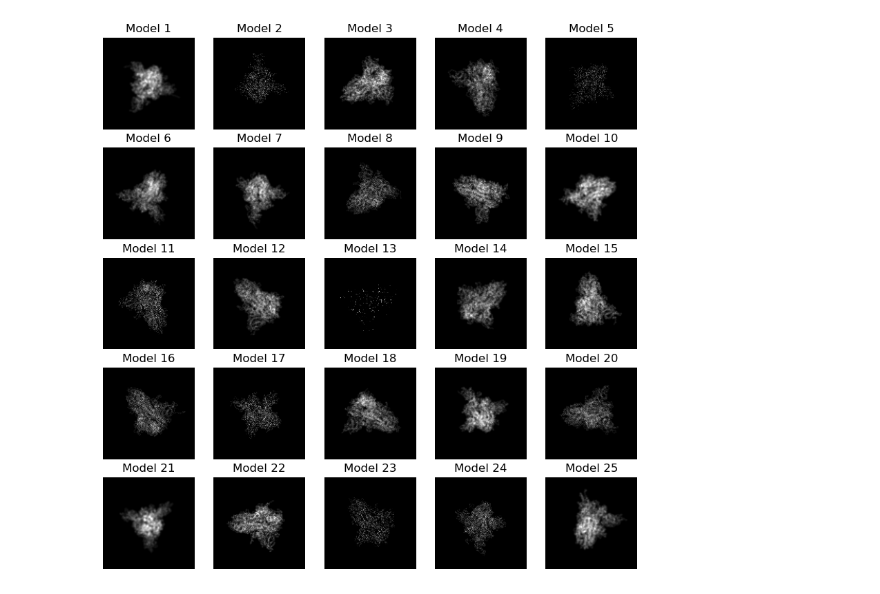
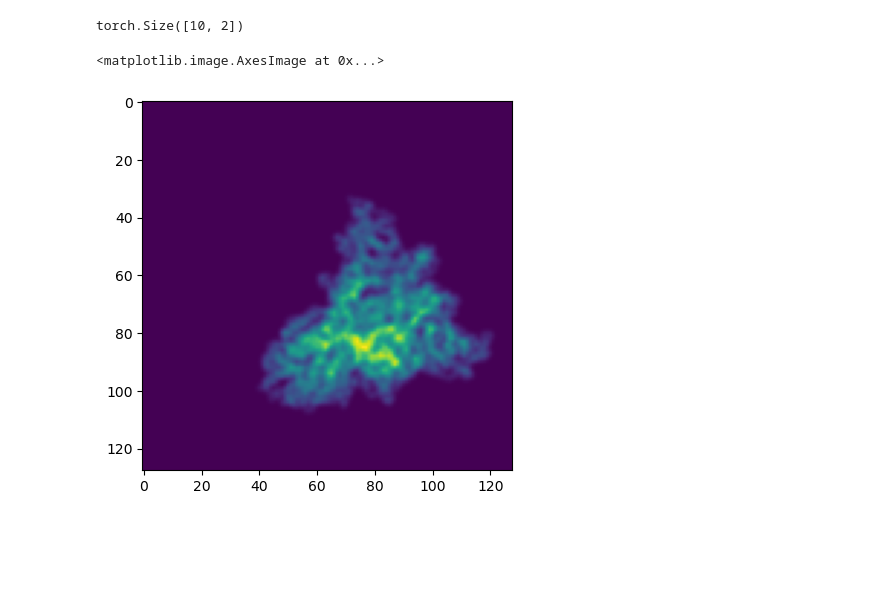
Before and after one commit to flatironinstitute/cryoSBI, a Jupyter notebook: notebooks/Untitled.ipynb, the cells around one changed output. Drawn from its saved outputs; the diff is of its cells as text; code cells hidden in the pictures; blank space fills up the shorter version.

```diff
--- a/notebooks/Untitled.ipynb
+++ b/notebooks/Untitled.ipynb
@@ -92,7 +44,26 @@ models = torch.from_numpy(np.load("../../ceph/covid_spike_data/training_files/sp
 test_quats = torch.stack([gen_quat() for _ in range(len(models))]).cuda()
 pixel_size = torch.tensor(2.0, dtype=torch.float32).cuda()
 num_pixels = torch.tensor(128, dtype=torch.int64).cuda()
-sigma = 2*torch.rand(len(models), dtype=torch.float32).reshape(-1, 1, 1).cuda()
+sigma = 2*torch.ones(len(models), dtype=torch.float32).reshape(-1, 1, 1).cuda()
+shifts = 60*torch.ones((len(models), 2), dtype=torch.float32).reshape(-1, 2).cuda() - 30
+# %%
+shift = zuko.distributions.BoxUniform(
+    lower=torch.tensor(
+        [-30, -30],
+        dtype=torch.float32,
+        device="cuda"
+    ),
+    upper=torch.tensor(
+        [30, 30],
+        dtype=torch.float32,
+        device="cuda"
+    ),
+    ndims=1,
+)
+# %%
+shift.sample((10,)).shape
+# %% [output]
+torch.Size([10, 2])
 # %%
 def gen_rot_matrix_batched(quats: torch.Tensor) -> torch.Tensor:
     """
@@ -125,6 +96,7 @@ def project_density_batched(
     coords: torch.Tensor,
     quats: torch.Tensor,
     sigma: torch.Tensor,
+    shift: torch.Tensor,
     num_pxels: int,
     pixel_size: float,
 ) -> torch.Tensor:
@@ -150,6 +122,7 @@ def project_density_batched(
     rot_matrix = gen_rot_matrix_batched(quats)
     grid = torch.arange(grid_min, grid_max, pixel_size, device=coords.device).repeat(coords.shape[0], 1)
     coords_rot = torch.bmm(rot_matrix, coords)
+    coords_rot[:, :2, :] += shift.unsqueeze(-1)
 
     gauss_x = torch.exp_(
             -0.5 * (((grid.unsqueeze(-1) - coords_rot[:, 0, :].unsqueeze(1)) / sigma) ** 2)
@@ -166,15 +139,13 @@ test_images = project_density_batched(
     models,
     test_quats,
     sigma,
+    shifts,
     num_pixels,
     pixel_size,
 )
 # %%
-fig, axes = plt.subplots(5, 5, figsize=(10, 10))
-for i, ax in enumerate(axes.flatten()):
-    ax.imshow(test_images[i].cpu().numpy(), cmap="gray")
-    ax.axis("off")
-    ax.set_title(f"Model {i+1}")
+plt.imshow(test_images[30].cpu().numpy())
 # %% [output]
+<matplotlib.image.AxesImage at 0x...>
-[figure, old version]
+[figure, new version]
 # %%
```
Also changed, not shown: parts of 38 cells of this notebook, 12 other files.
